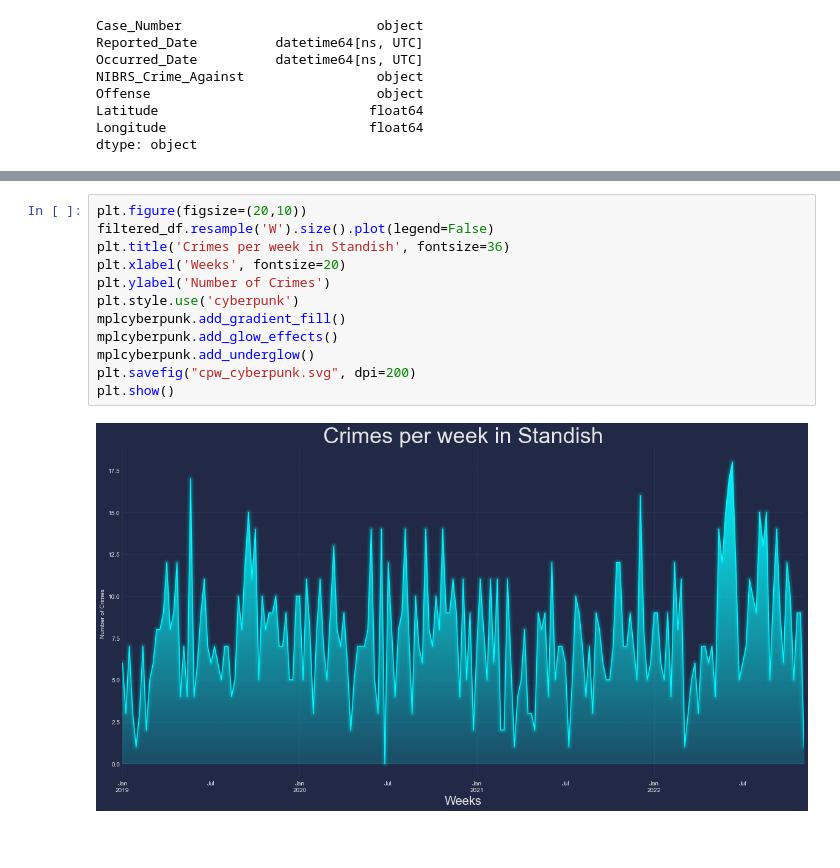
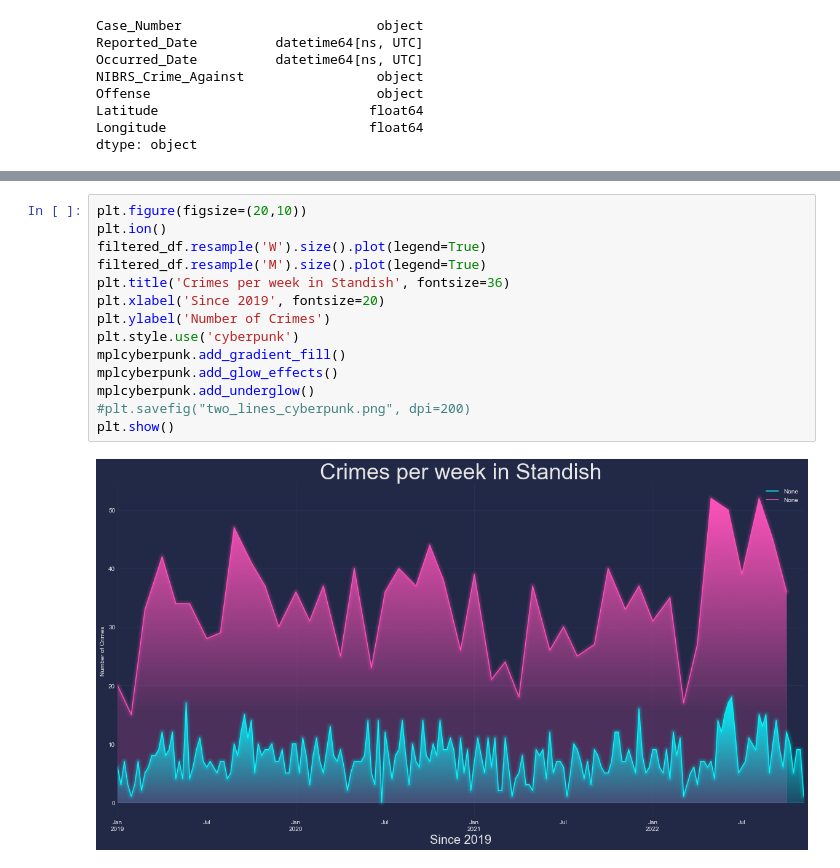
Before and after one commit to chrisolwell/MPLSCrime, a Jupyter notebook: standish_time.ipynb, the cells around one changed output, grey strips where cells are left out. Saved outputs shown, nothing was run; the diff lists cells and outputs as text; blank space fills up the shorter version.

Commit message:
created a double line graph. It doesn't show what I'm trying to show but it looks cool. I'd like to add an interactive tooltip or hoverover type feaure.

```diff
--- a/standish_time.ipynb
+++ b/standish_time.ipynb
@@ -178,17 +206,19 @@ plt.savefig("cpm_cyberpunk.svg", dpi=200)
 <Figure size 432x288 with 0 Axes>
 # %%
 plt.figure(figsize=(20,10))
-filtered_df.resample('W').size().plot(legend=False)
+plt.ion()
+filtered_df.resample('W').size().plot(legend=True)
+filtered_df.resample('M').size().plot(legend=True)
 plt.title('Crimes per week in Standish', fontsize=36)
-plt.xlabel('Weeks', fontsize=20)
+plt.xlabel('Since 2019', fontsize=20)
 plt.ylabel('Number of Crimes')
 plt.style.use('cyberpunk')
 mplcyberpunk.add_gradient_fill()
 mplcyberpunk.add_glow_effects()
 mplcyberpunk.add_underglow()
-plt.savefig("cpw_cyberpunk.svg", dpi=200)
+#plt.savefig("two_lines_cyberpunk.png", dpi=200)
 plt.show()
 # %% [output]
-[figure, old version]
+[figure, new version]
 # %%
 plt.figure(figsize=(20,10))
```
Also changed, not shown: parts of 6 cells of this notebook, 5 other files.
